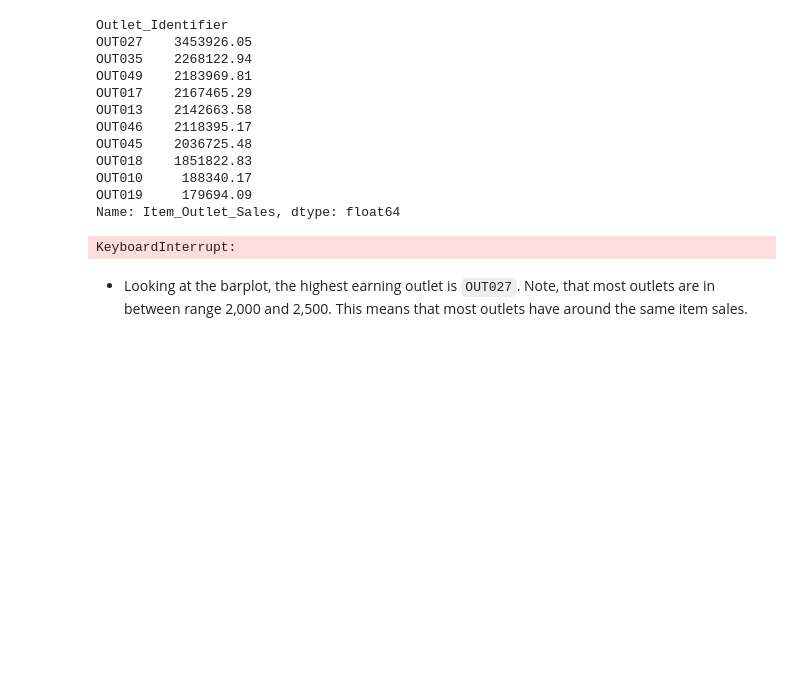
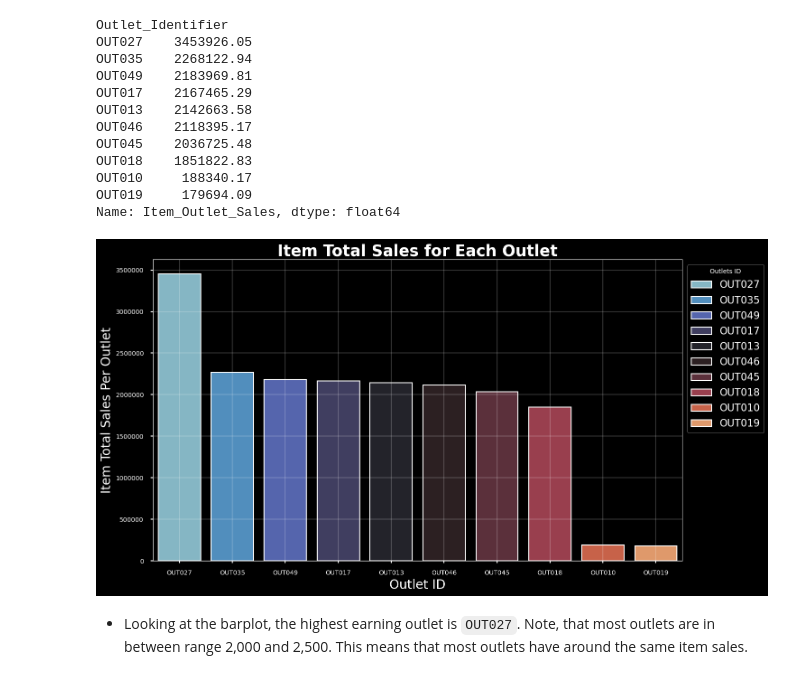
Before and after one commit to zeekwired/sales-predictions, a Jupyter notebook: sale-Prodictions (1).ipynb, the cells around one changed output. Drawn from its saved outputs; the diff is of its cells as text; code cells hidden in the pictures; blank space fills up the shorter version.

```diff
--- a/sale-Prodictions (1).ipynb
+++ b/sale-Prodictions (1).ipynb
@@ -327,31 +327,32 @@ Name: Item_Outlet_Sales, dtype: float64
 # %%
 # setting style for barplot
 with plt.style.context(['seaborn-muted', 'seaborn-poster', 'dark_background']):
   # setting fig size
   plt.figure(figsize=(15,8))
   # Creating barplot
   sns.barplot(x=means.index,
               y=means.values, hue=means.index,
               order=means.index,
               dodge=False,
               edgecolor='white',
               linewidth=1.5,
               ci=False,
               palette='icefire')
   # Setting x & y ticks
   plt.xticks(fontsize=10)
   plt.yticks(fontsize=10)
   # Setting x & y labels
   plt.ylabel('Item Total Sales Per Outlet', fontsize=20)
   plt.xlabel('Outlet ID', fontsize=20)
+  plt.ticklabel_format(style='plain', axis='y')
   # Seting legend, grid, title, and tight_layout
   plt.legend(bbox_to_anchor=(1,1), title='Outlets ID')
   plt.title('Item Total Sales for Each Outlet', fontweight='bold', fontsize=25)
   plt.grid(color='w', alpha=0.2)
   plt.tight_layout()
 plt.show()
 # %% [output]
-KeyboardInterrupt:
+[figure, added]
 # %% [markdown]
 - Looking at the barplot, the highest earning outlet is `OUT027`. Note, that most outlets are in between range 2,000 and 2,500. This means that most outlets have around the same item sales.
 # %% [markdown]
```
